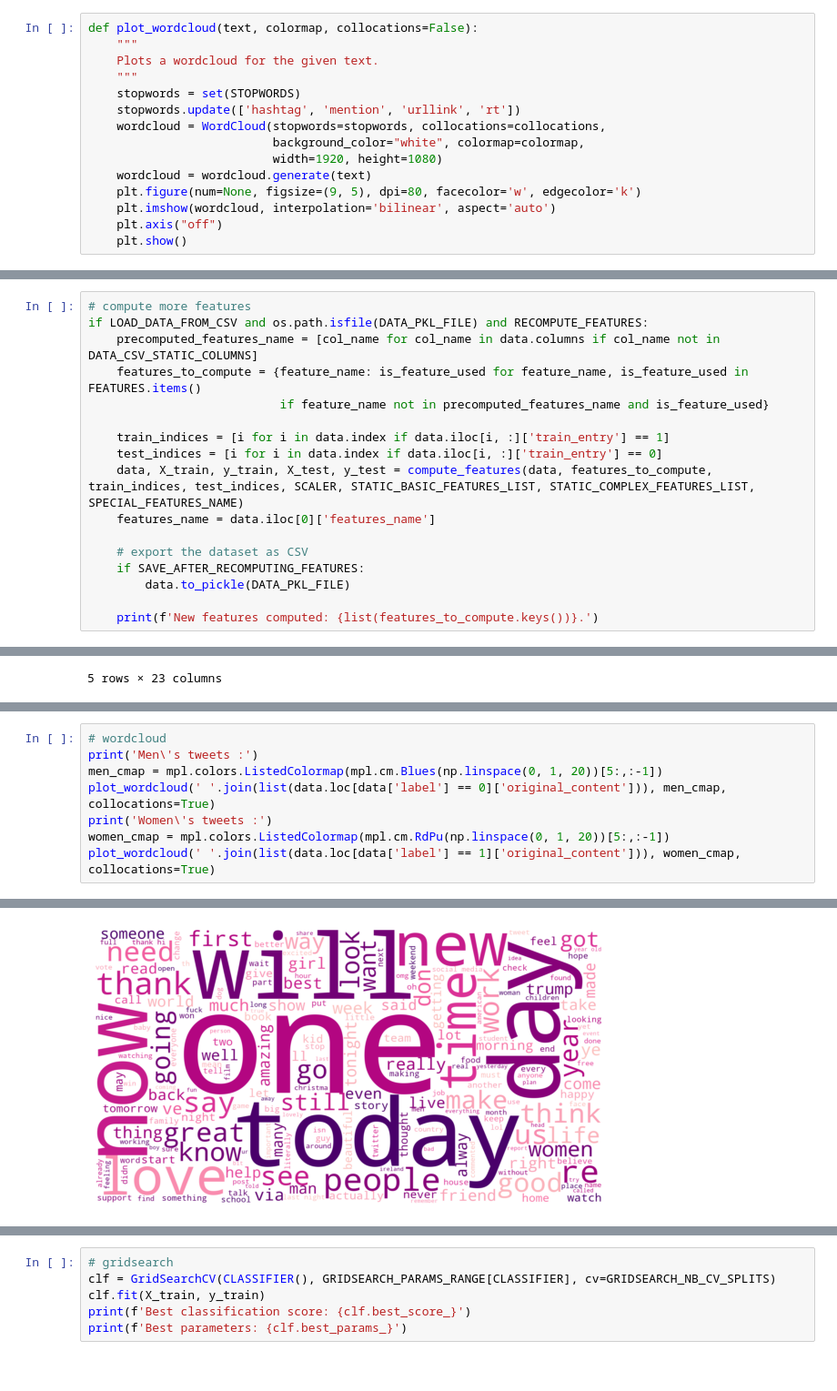
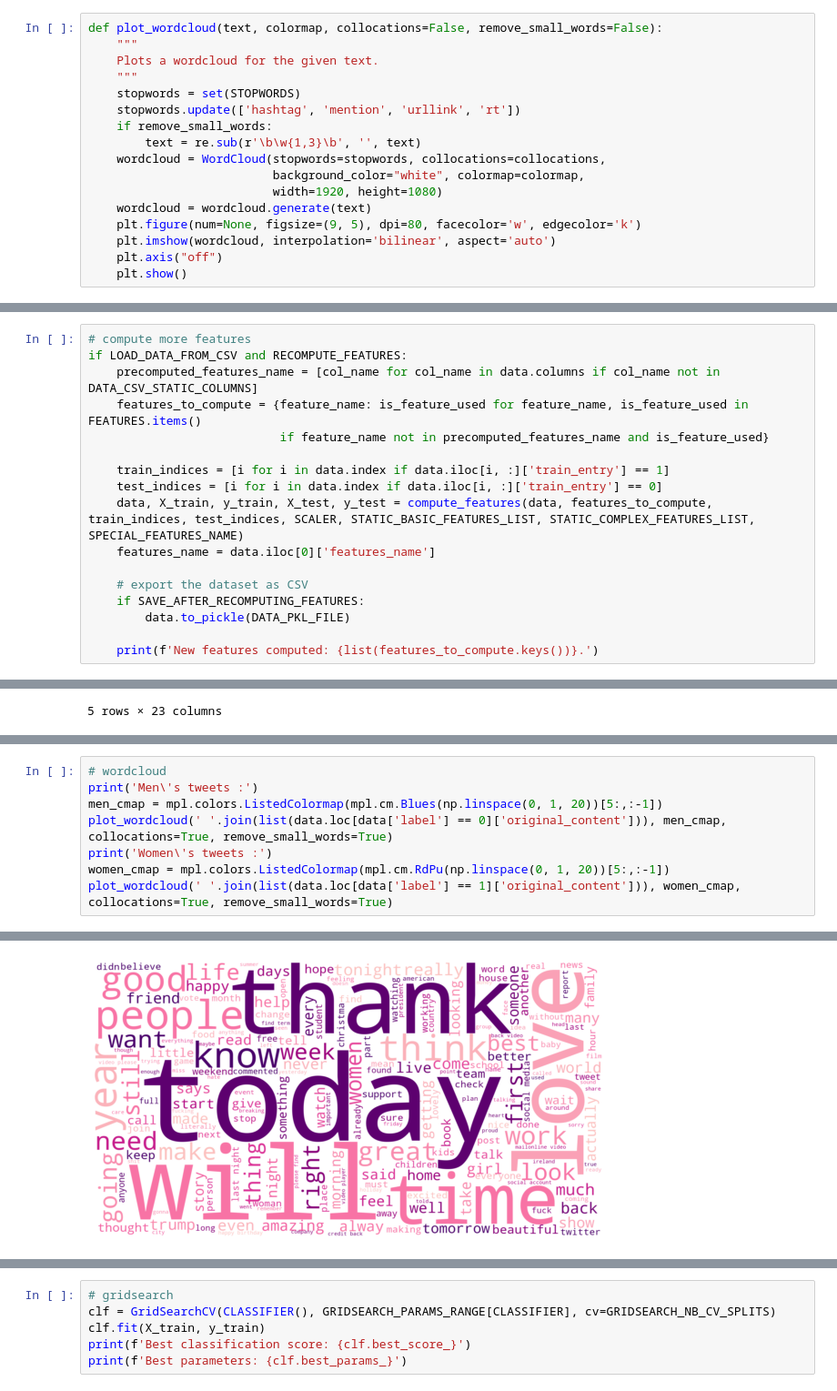
Before and after one commit to ChacunGu/NLP_Gender_Profiling, a Jupyter notebook: NLP_Gender_Profiling.ipynb, the cells around one changed output, grey strips where cells are left out. Shown at 91% size. Drawn from its saved outputs; the diff is of its cells as text.

```diff
--- a/NLP_Gender_Profiling.ipynb
+++ b/NLP_Gender_Profiling.ipynb
@@ -675,12 +679,14 @@ def plot_data(X_train, y_train, X_test, y_test):
     plt.title('Corpus entries\' visualization')
     plt.show()
 # %%
-def plot_wordcloud(text, colormap, collocations=False):
+def plot_wordcloud(text, colormap, collocations=False, remove_small_words=False):
     """
     Plots a wordcloud for the given text.
     """
     stopwords = set(STOPWORDS)
     stopwords.update(['hashtag', 'mention', 'urllink', 'rt'])
+    if remove_small_words:
+        text = re.sub(r'\b\w{1,3}\b', '', text)
     wordcloud = WordCloud(stopwords=stopwords, collocations=collocations,
                           background_color="white", colormap=colormap,
                           width=1920, height=1080)
@@ -836,7 +843,7 @@ print('Dataset loaded!')
 Dataset loaded!
 # %%
 # compute more features
-if LOAD_DATA_FROM_CSV and os.path.isfile(DATA_PKL_FILE) and RECOMPUTE_FEATURES:
+if LOAD_DATA_FROM_CSV and RECOMPUTE_FEATURES:
     precomputed_features_name = [col_name for col_name in data.columns if col_name not in DATA_CSV_STATIC_COLUMNS]
     features_to_compute = {feature_name: is_feature_used for feature_name, is_feature_used in FEATURES.items()
                            if feature_name not in precomputed_features_name and is_feature_used}
@@ -886,9 +893,9 @@ plot_data(X_train, y_train, X_test, y_test)
 # wordcloud
 print('Men\'s tweets :')
 men_cmap = mpl.colors.ListedColormap(mpl.cm.Blues(np.linspace(0, 1, 20))[5:,:-1])
-plot_wordcloud(' '.join(list(data.loc[data['label'] == 0]['original_content'])), men_cmap, collocations=True)
+plot_wordcloud(' '.join(list(data.loc[data['label'] == 0]['original_content'])), men_cmap, collocations=True, remove_small_words=True)
 print('Women\'s tweets :')
 women_cmap = mpl.colors.ListedColormap(mpl.cm.RdPu(np.linspace(0, 1, 20))[5:,:-1])
-plot_wordcloud(' '.join(list(data.loc[data['label'] == 1]['original_content'])), women_cmap, collocations=True)
+plot_wordcloud(' '.join(list(data.loc[data['label'] == 1]['original_content'])), women_cmap, collocations=True, remove_small_words=True)
 # %% [output]
 Men's tweets :
@@ -896,5 +903,5 @@ Men's tweets :
 Women's tweets :
-[figure, old version]
+[figure, new version]
 # %%
 # feature selection
 features_selection(np.concatenate((X_train, X_test)), np.concatenate((y_train, y_test)), features_name)
```
Also changed, not shown: parts of 7 cells of this notebook.
